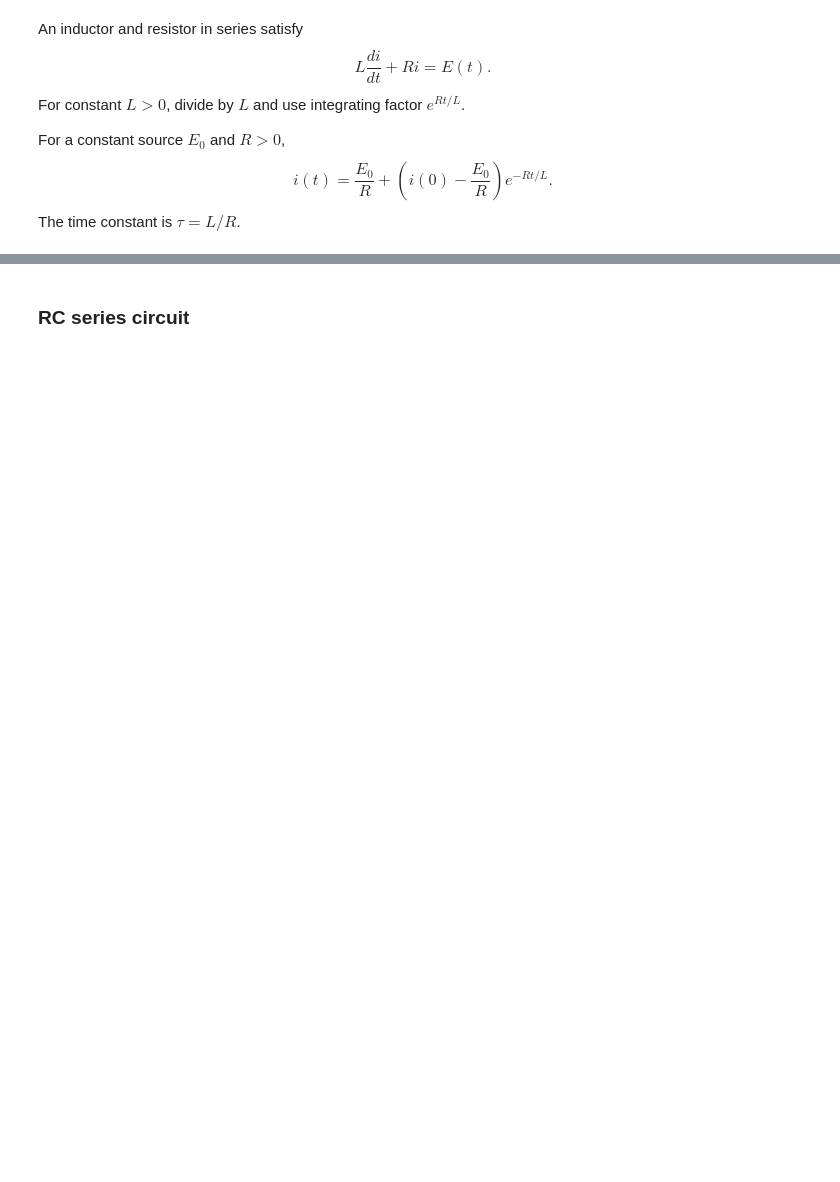
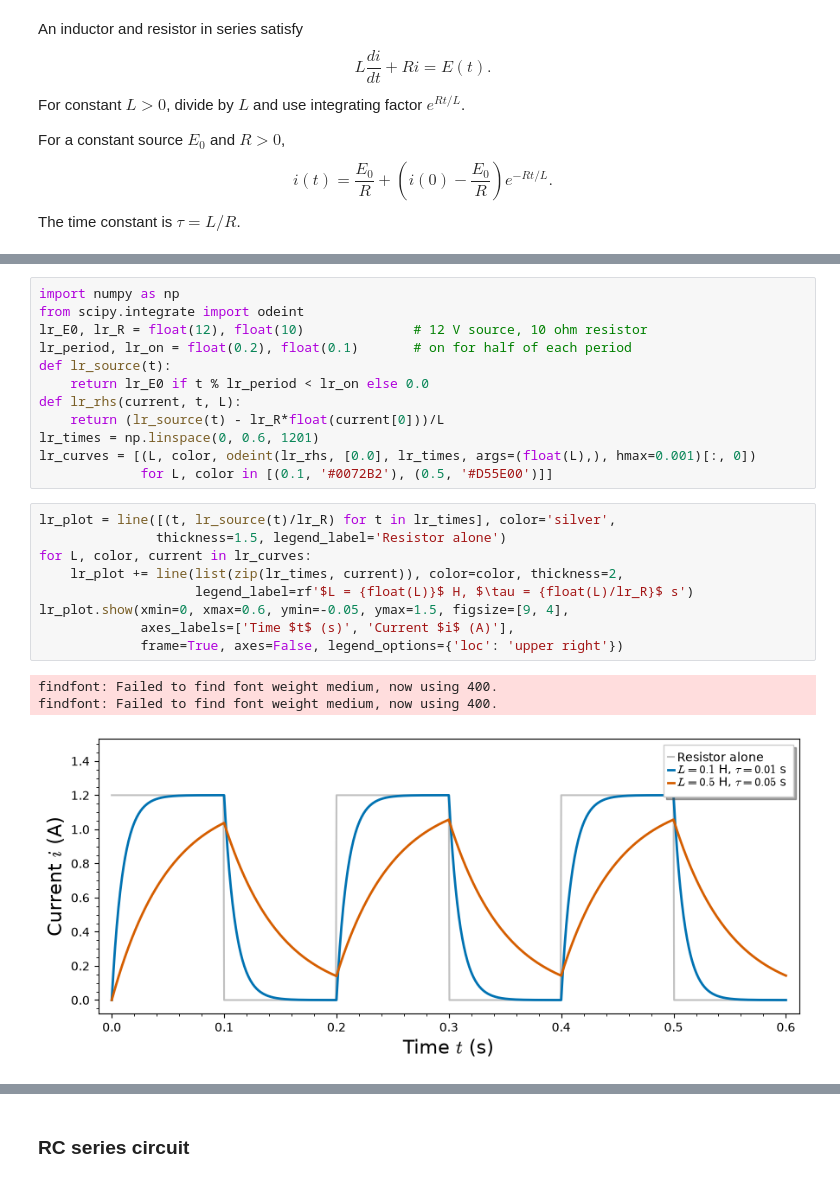
Before and after one commit to Symbol1/Differ2026, a Jupyter notebook: 0923.ipynb, the cells around one changed output, grey strips where cells are left out. Cells and saved outputs as stored; diff of their text form; blank space fills up the shorter version.

```diff
--- a/0923.ipynb
+++ b/0923.ipynb
@@ -491,0 +516,25 @@ The time constant is $\tau = L/R$.
+# %%
+import numpy as np
+from scipy.integrate import odeint
+lr_E0, lr_R = float(12), float(10)              # 12 V source, 10 ohm resistor
+lr_period, lr_on = float(0.2), float(0.1)       # on for half of each period
+def lr_source(t):
+    return lr_E0 if t % lr_period < lr_on else 0.0
+def lr_rhs(current, t, L):
+    return (lr_source(t) - lr_R*float(current[0]))/L
+lr_times = np.linspace(0, 0.6, 1201)
+lr_curves = [(L, color, odeint(lr_rhs, [0.0], lr_times, args=(float(L),), hmax=0.001)[:, 0])
+             for L, color in [(0.1, '#0072B2'), (0.5, '#D55E00')]]
+# %%
+lr_plot = line([(t, lr_source(t)/lr_R) for t in lr_times], color='silver',
+               thickness=1.5, legend_label='Resistor alone')
+for L, color, current in lr_curves:
+    lr_plot += line(list(zip(lr_times, current)), color=color, thickness=2,
+                    legend_label=rf'$L = {float(L)}$ H, $\tau = {float(L)/lr_R}$ s')
+lr_plot.show(xmin=0, xmax=0.6, ymin=-0.05, ymax=1.5, figsize=[9, 4],
+             axes_labels=['Time $t$ (s)', 'Current $i$ (A)'],
+             frame=True, axes=False, legend_options={'loc': 'upper right'})
+# %% [output]
+findfont: Failed to find font weight medium, now using 400.
+findfont: Failed to find font weight medium, now using 400.
+[figure, added]
```
Also changed, not shown: parts of 54 cells of this notebook.
